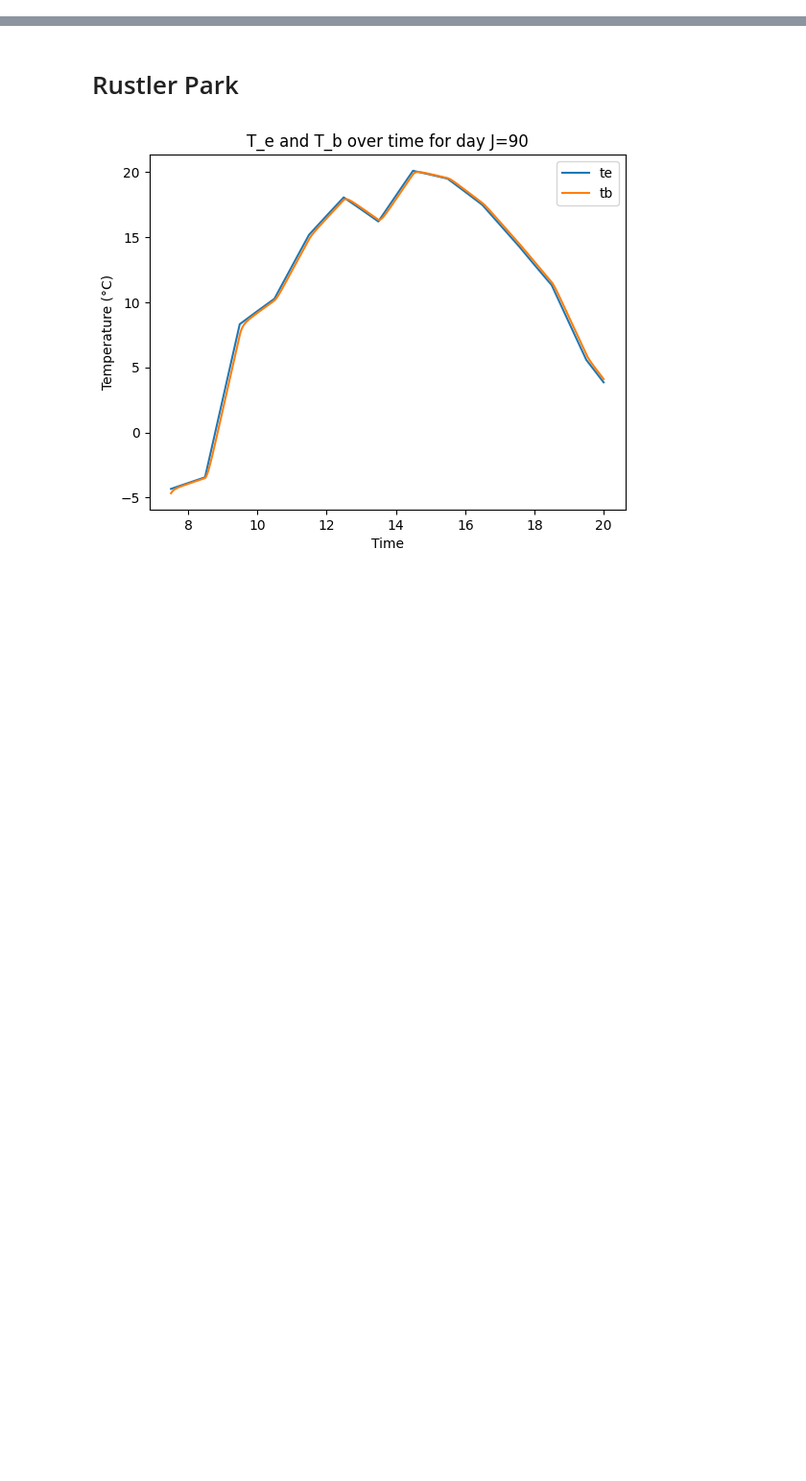
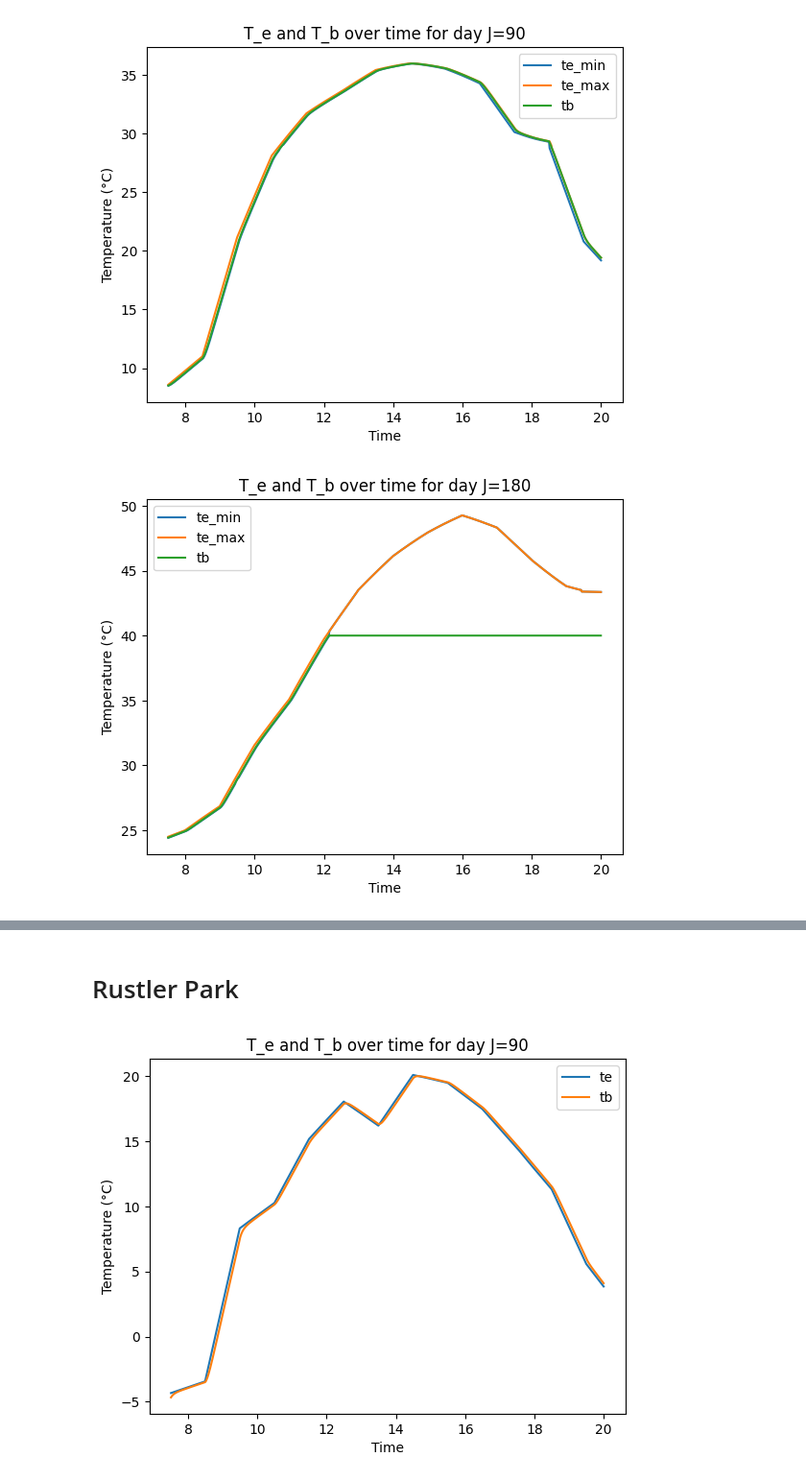
Before and after one commit to laurenneel/energetics-model, a Jupyter notebook: summarizing_data.ipynb, the cells around one changed output, grey strips where cells are left out. Shown at 96% size. Saved outputs shown, nothing was run; the diff lists cells and outputs as text; code cells hidden in the pictures; blank space fills up the shorter version.

```diff
--- a/summarizing_data.ipynb
+++ b/summarizing_data.ipynb
@@ -100,0 +116,31 @@ Large Rock
+# %%
+# create a line plot with time (minute) on the x-axis and te and tb on the y-axis
+LR_df90_2.plot(x='time', y=['te_min', 'te_max', 'tb'])
+plt.title('T_e and T_b over time for day J=90')
+plt.xlabel('Time')
+plt.ylabel('Temperature (°C)')
+#plt.ylim(0,40)
+
+LR_df180_2.plot(x='time', y=['te_min', 'te_max', 'tb'])
+plt.title('T_e and T_b over time for day J=180')
+plt.xlabel('Time')
+plt.ylabel('Temperature (°C)')
+#plt.ylim(0,40)
+
+LR_df270_2.plot(x='time', y=['te_min', 'te_max', 'tb'])
+plt.title('T_e and T_b over time for day J=270')
+plt.xlabel('Time')
+plt.ylabel('Temperature (°C)')
+#plt.ylim(0,40)
+
+LR_df360_2.plot(x='time', y=['te_min', 'te_max', 'tb'])
+plt.title('T_e and T_b over time for day J=360')
+plt.xlabel('Time')
+plt.ylabel('Temperature (°C)')
+#plt.ylim(0,40)
+
+# show the plot
+plt.show()
+# %% [output]
+[figure, added]
+[figure, added]
```
Also changed, not shown: parts of 6 cells of this notebook, 21 other files.
